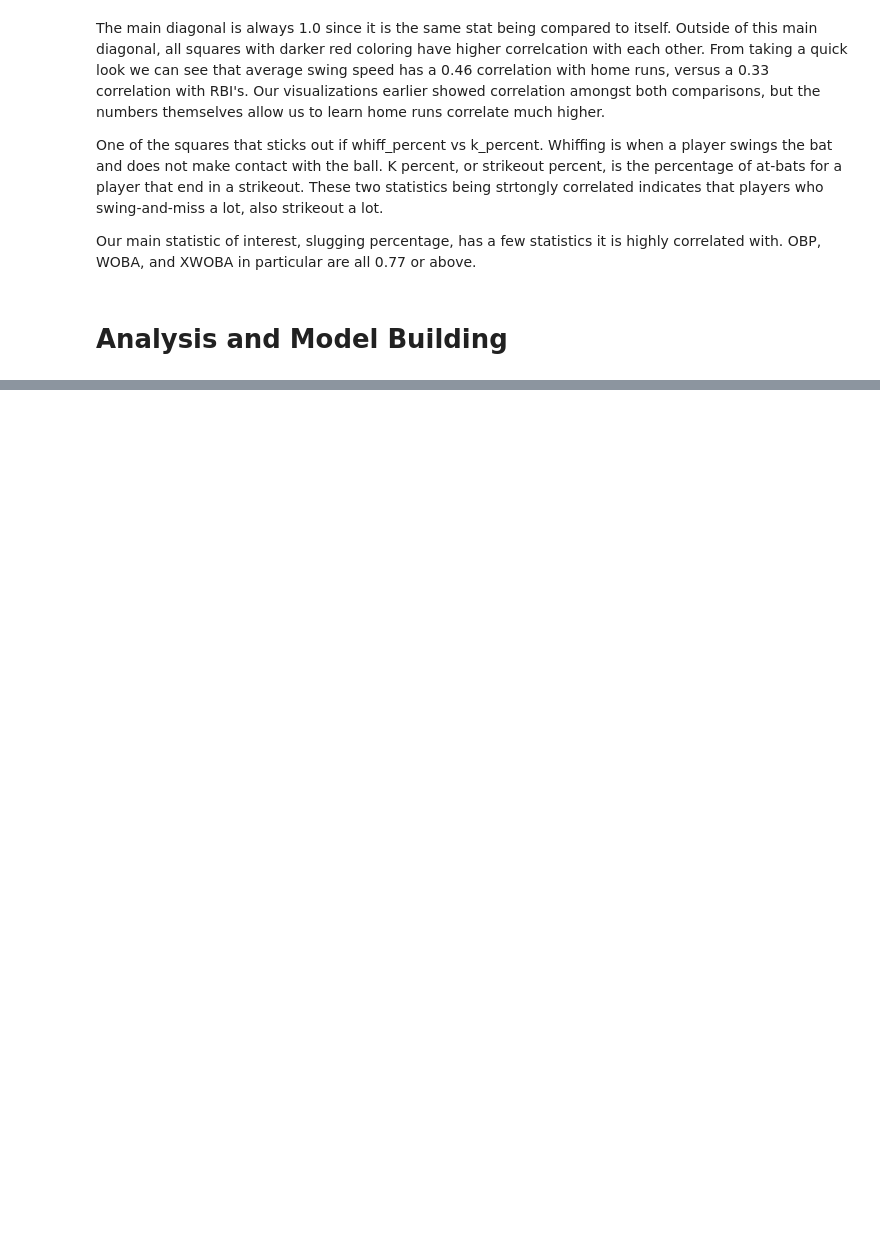
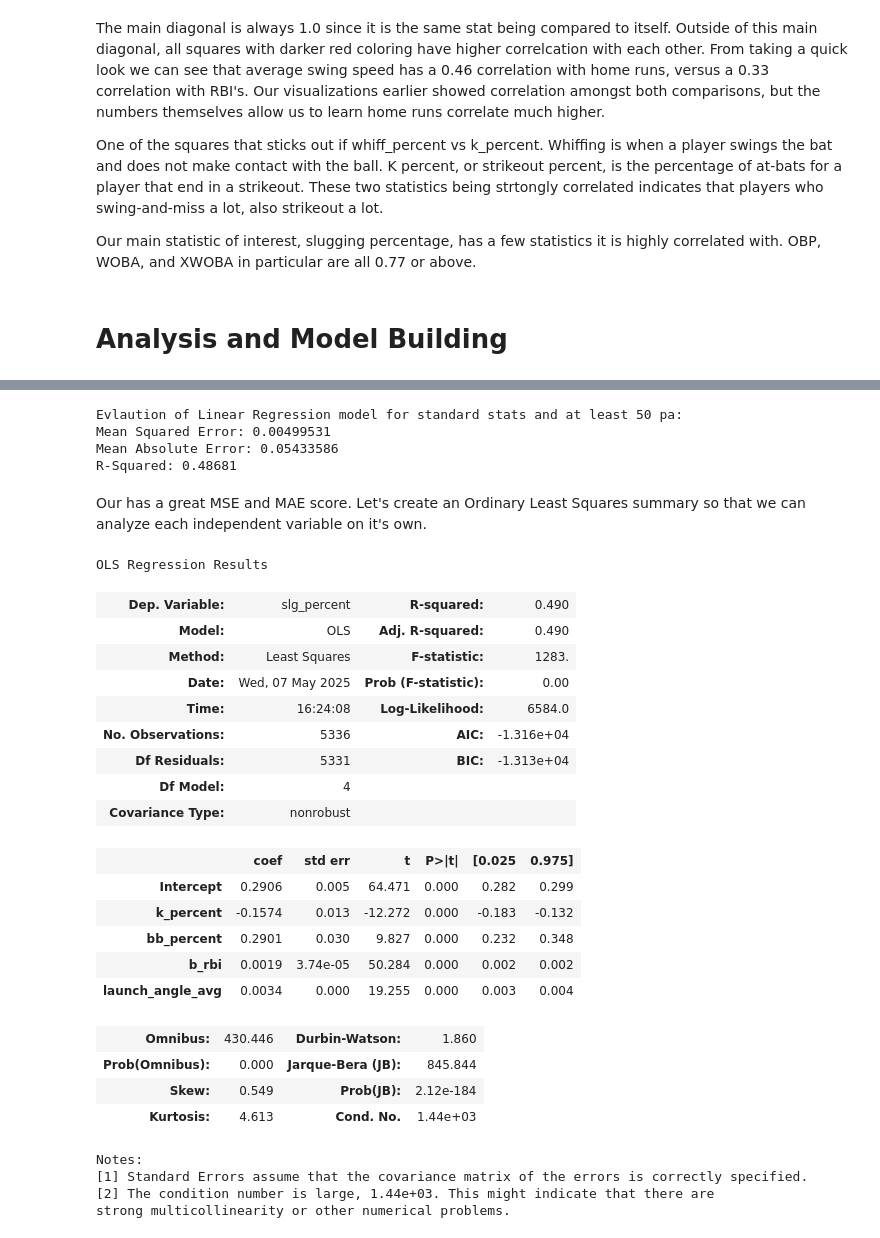
Before and after one commit to RyRom/da-proj, a Jupyter notebook: ml_demo.ipynb, the cells around one changed output, grey strips where cells are left out. Drawn from its saved outputs; the diff is of its cells as text; code cells hidden in the pictures; blank space fills up the shorter version.

```diff
--- a/ml_demo.ipynb
+++ b/ml_demo.ipynb
@@ -69,3 +64,23 @@ import matplotlib.pyplot as plt
+# %%
+# Standard operational packages
+import numpy as np
+import pandas as pd
+
+# Visualization packages
+import seaborn as sns
+import matplotlib.pyplot as plt
+
+# For data modeling
+from sklearn.linear_model import LinearRegression
+
+#For metrics and helpful functions
+from sklearn.model_selection import train_test_split
+from sklearn.metrics import accuracy_score, precision_score, recall_score, f1_score, confusion_matrix, ConfusionMatrixDisplay, mean_absolute_error, mean_squared_error, r2_score
+import statsmodels.formula.api as smf
+from statsmodels.stats.outliers_influence import variance_inflation_factor
+
+# For displaying all columns in dataframe
+pd.set_option('display.max_columns', None)
 # %% [markdown]
 Load datasets
 # %%
@@ -421,0 +563,50 @@ Our main statistic of interest, slugging percentage, has a few statistics it is
+# %%
+# Evaluate metrics
+mse = mean_squared_error(y_test, y_pred)
+mae = mean_absolute_error(y_test, y_pred)
+r2 = r2_score(y_test, y_pred)
+
+# Print values
+print('Evlaution of Linear Regression model for standard stats and at least 50 pa:')
+print(f'Mean Squared Error: {mse:.8f}')
+print(f'Mean Absolute Error: {mae:.8f}')
+print(f'R-Squared: {r2:.5f}')
+
+# Store into table for later use
+results = pd.DataFrame(columns=['Data', 'MSE', 'MAE', 'R2'])
+results.loc[len(results)] = ["Std_Stats", mse, mae, r2]
+# %% [output]
+Evlaution of Linear Regression model for standard stats and at least 50 pa:
+Mean Squared Error: 0.00499531
+Mean Absolute Error: 0.05433586
+R-Squared: 0.48681
+# %% [markdown]
+Our has a great MSE and MAE score. Let's create an Ordinary Least Squares summary so that we can analyze each independent variable on it's own.
+# %%
+lin_reg = smf.ols(formula='slg_percent ~ k_percent + bb_percent + b_rbi + launch_angle_avg', data=df).fit()
+lin_reg.summary()
+# %% [output]
+OLS Regression Results
+| Dep. Variable: | slg_percent | R-squared: | 0.490 |
+| Model: | OLS | Adj. R-squared: | 0.490 |
+| Method: | Least Squares | F-statistic: | 1283. |
+| Date: | Wed, 07 May 2025 | Prob (F-statistic): | 0.00 |
+| Time: | 16:24:08 | Log-Likelihood: | 6584.0 |
+| No. Observations: | 5336 | AIC: | -1.316e+04 |
+| Df Residuals: | 5331 | BIC: | -1.313e+04 |
+| Df Model: | 4 |  |  |
+| Covariance Type: | nonrobust |  |  |
+|  | coef | std err | t | P>|t| | [0.025 | 0.975] |
+| Intercept | 0.2906 | 0.005 | 64.471 | 0.000 | 0.282 | 0.299 |
+| k_percent | -0.1574 | 0.013 | -12.272 | 0.000 | -0.183 | -0.132 |
+| bb_percent | 0.2901 | 0.030 | 9.827 | 0.000 | 0.232 | 0.348 |
+| b_rbi | 0.0019 | 3.74e-05 | 50.284 | 0.000 | 0.002 | 0.002 |
+| launch_angle_avg | 0.0034 | 0.000 | 19.255 | 0.000 | 0.003 | 0.004 |
+| Omnibus: | 430.446 | Durbin-Watson: | 1.860 |
+| Prob(Omnibus): | 0.000 | Jarque-Bera (JB): | 845.844 |
+| Skew: | 0.549 | Prob(JB): | 2.12e-184 |
+| Kurtosis: | 4.613 | Cond. No. | 1.44e+03 |
+Notes:
+[1] Standard Errors assume that the covariance matrix of the errors is correctly specified.
+[2] The condition number is large, 1.44e+03. This might indicate that there are
+strong multicollinearity or other numerical problems.
```
Also changed, not shown: parts of 22 cells of this notebook.
